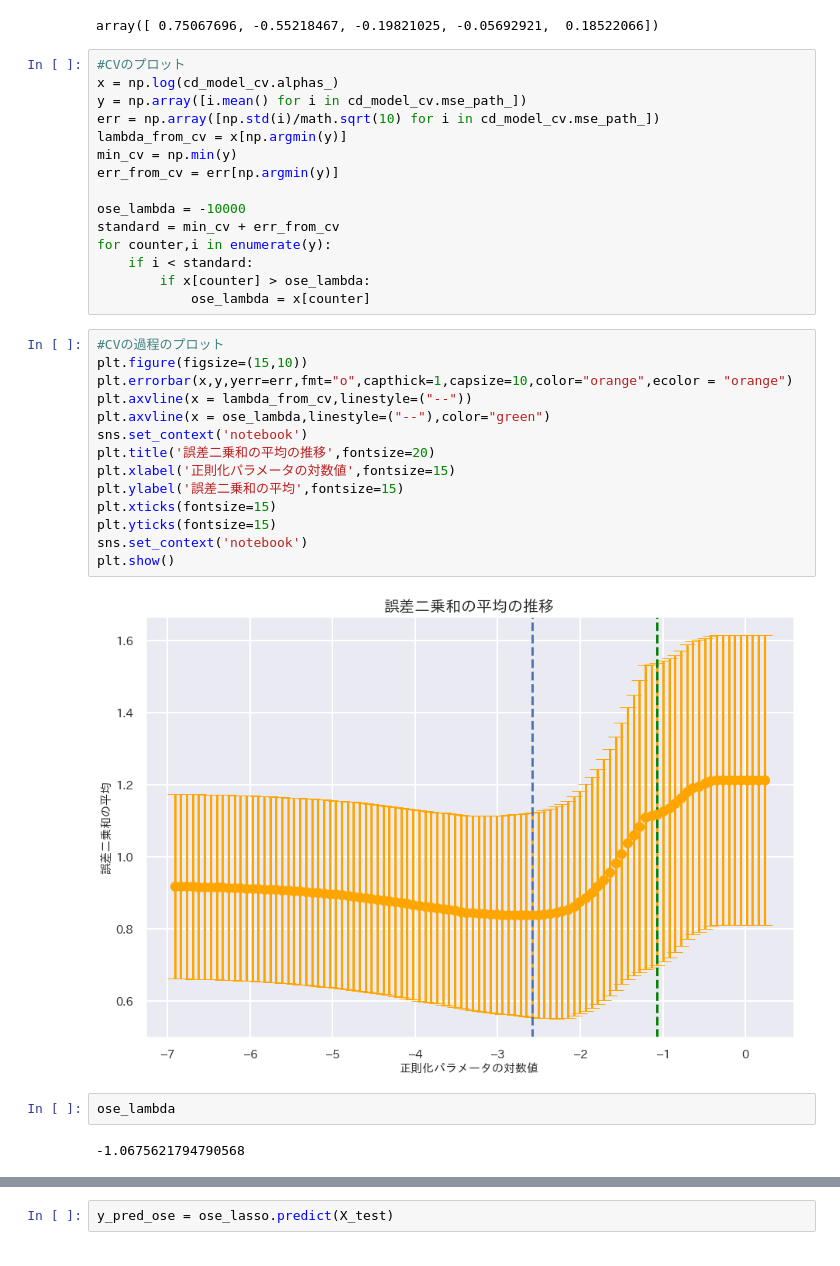
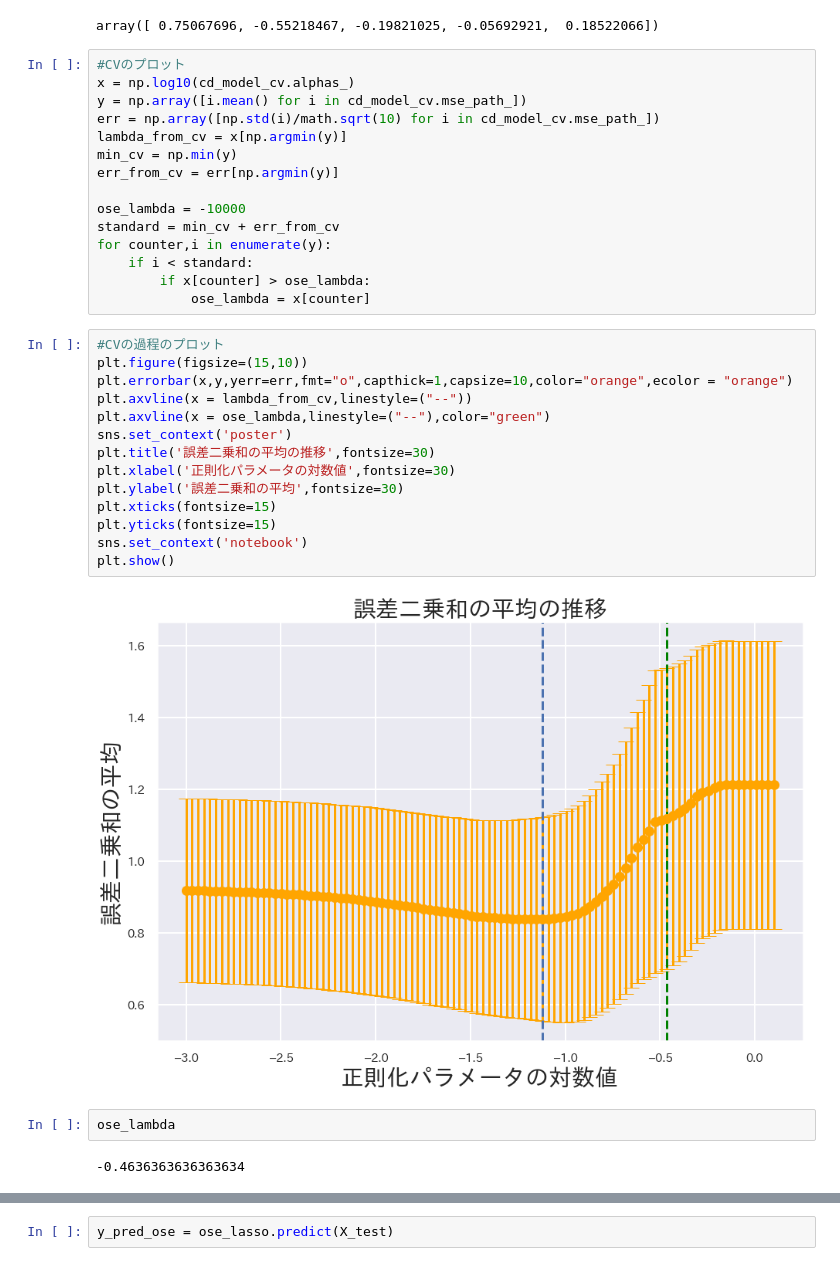
Before and after one commit to hacarus/codezine-sparse-modeling, a Jupyter notebook: 3/vol3.ipynb, the cells around one changed output, grey strips where cells are left out. Drawn from its saved outputs; the diff is of its cells as text.

```diff
--- a/3/vol3.ipynb
+++ b/3/vol3.ipynb
@@ -144,7 +159,7 @@ lin.coef_
 array([ 0.75067696, -0.55218467, -0.19821025, -0.05692921,  0.18522066])
 # %%
 #CVのプロット
-x = np.log(cd_model_cv.alphas_)
+x = np.log10(cd_model_cv.alphas_)
 y = np.array([i.mean() for i in cd_model_cv.mse_path_])
 err = np.array([np.std(i)/math.sqrt(10) for i in cd_model_cv.mse_path_])
 lambda_from_cv = x[np.argmin(y)]
@@ -160,23 +175,23 @@ for counter,i in enumerate(y):
 # %%
 #CVの過程のプロット
 plt.figure(figsize=(15,10))
 plt.errorbar(x,y,yerr=err,fmt="o",capthick=1,capsize=10,color="orange",ecolor = "orange")
 plt.axvline(x = lambda_from_cv,linestyle=("--"))
 plt.axvline(x = ose_lambda,linestyle=("--"),color="green")
-sns.set_context('notebook')
-plt.title('誤差二乗和の平均の推移',fontsize=20)
-plt.xlabel('正則化パラメータの対数値',fontsize=15)
-plt.ylabel('誤差二乗和の平均',fontsize=15)
+sns.set_context('poster')
+plt.title('誤差二乗和の平均の推移',fontsize=30)
+plt.xlabel('正則化パラメータの対数値',fontsize=30)
+plt.ylabel('誤差二乗和の平均',fontsize=30)
 plt.xticks(fontsize=15)
 plt.yticks(fontsize=15)
 sns.set_context('notebook')
 plt.show()
 # %% [output]
-[figure, old version]
+[figure, new version]
 # %%
 ose_lambda
 # %% [output]
--1.0675621794790568
+-0.4636363636363634
 # %%
 #ose（1標準誤差ルール）でのLASSO
 ose_lasso = linear_model.Lasso(alpha=pow(10,ose_lambda))
```
Also changed, not shown: parts of 10 cells of this notebook.
